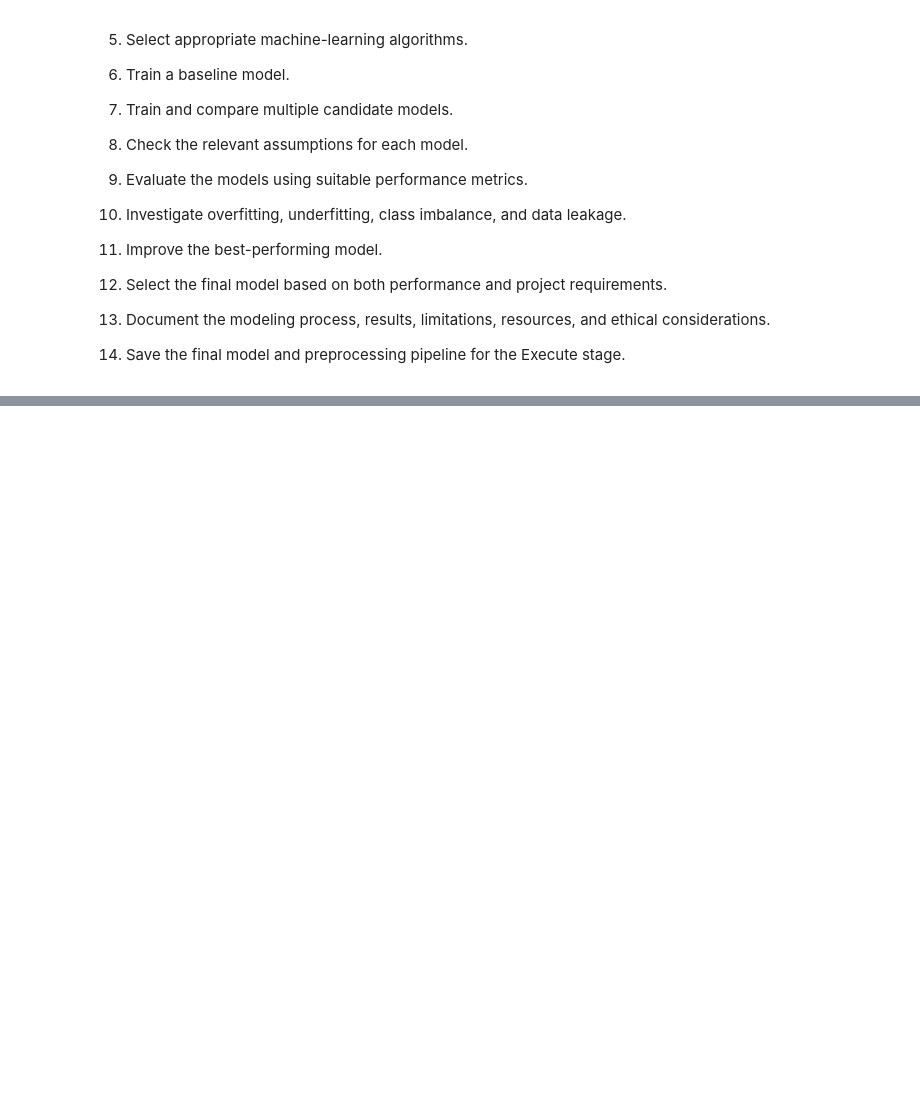
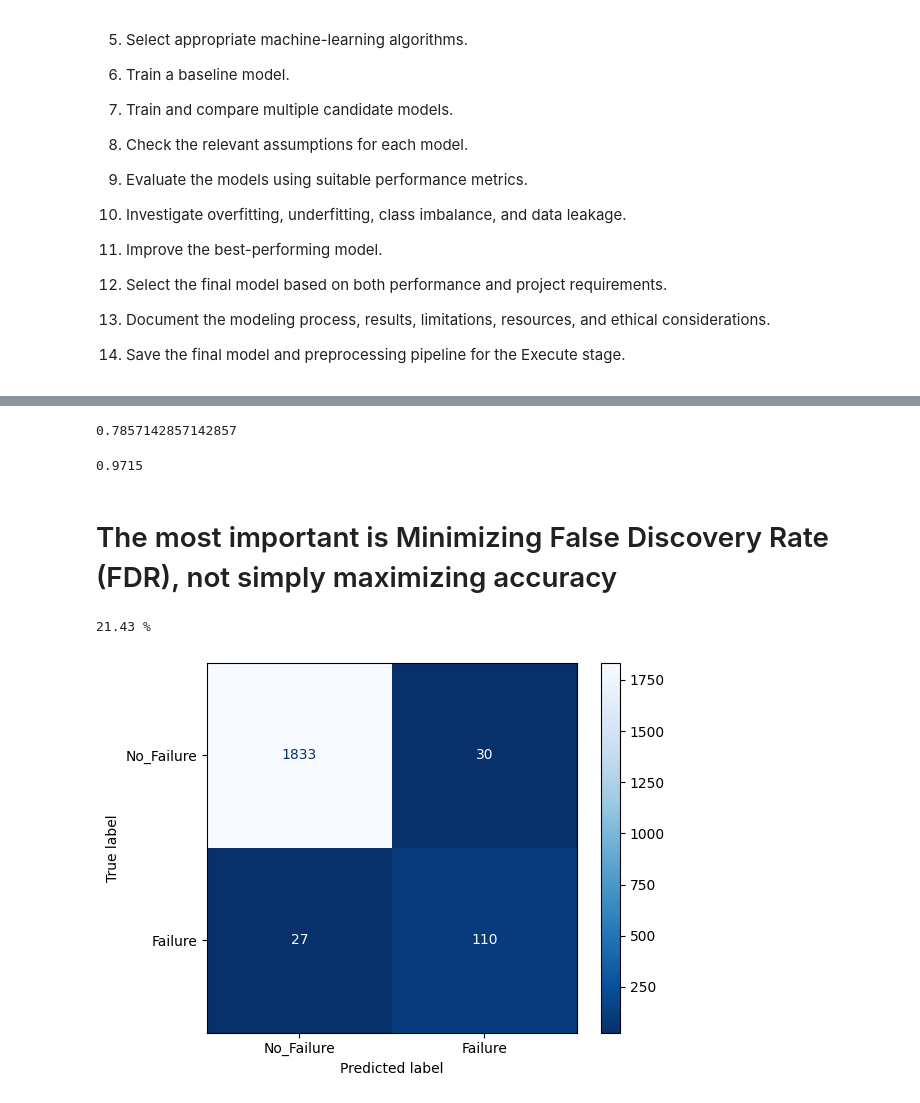
Before and after one commit to abdulrahman0700/Industrial_Predictive_Maintenance_Elevvo_internship, a Jupyter notebook: Notebooks/03_Construct.ipynb, the cells around one changed output, grey strips where cells are left out. Drawn from its saved outputs; the diff is of its cells as text; code cells hidden in the pictures; blank space fills up the shorter version.

```diff
--- a/Notebooks/03_Construct.ipynb
+++ b/Notebooks/03_Construct.ipynb
@@ -112,0 +131,5 @@ Type_of_failure = {"No_Failure":0,
+# %%
+pipes = [Pipeline(steps=[("processor",Processor),("smote",SMOTE()),("model",model)]) for model in models]
+
+
+pipes[2]
@@ -112,0 +150,13 @@ Type_of_failure = {"No_Failure":0,
+# %%
+params=[{"model__multi_class":["multinomial",'ovr','deprecated'],"model__penalty":['l2','l1']},
+        {"model__n_estimators":[100,200,300],"model__criterion":['gini','entropy']},
+        {"model__boosting_type":['gbdt','goss','dart','rf'],"model__learning_rate":[0.01,0.1,0.001],"model__importance_type":['split','gain']},
+        {"model__n_estimators":[100,200,300],"model__learning_rate":[0.01,0.1,0.001],"model__booster":['gbtree','gblinear','dart']}
+        ]
+# %%
+grids = [GridSearchCV(estimator=pipes[i],param_grid=params[i],cv=3) for i in range(len(pipes))]
+
+for i in range(len(grids)):
+    grids[i].fit(X_train,y_train)
+
+    print(f"model {i} has {grids[i].best_score_}")
@@ -112,0 +186,2 @@ Type_of_failure = {"No_Failure":0,
+# %%
+predict = grids[3].predict(X_test)
@@ -112,0 +196,8 @@ Type_of_failure = {"No_Failure":0,
+# %%
+precision_score(y_test,predict)
+# %% [output]
+0.7857142857142857
+# %%
+accuracy_score(y_test,predict)
+# %% [output]
+0.9715
@@ -112,0 +206,18 @@ Type_of_failure = {"No_Failure":0,
+# %% [markdown]
+# The most important is Minimizing False Discovery Rate (FDR), not simply maximizing accuracy
+# %%
+# FDR
+FDR = fp / (fp + tp)
+print(f"{round(FDR *100,2)} %")
+# %% [output]
+21.43 %
+# %%
+ConfusionMatrixDisplay.from_predictions(
+    y_test,
+    predict,
+    display_labels=["No_Failure","Failure"],
+    cmap=plt.cm.Blues_r
+)
+plt.show()
+# %% [output]
+[figure, added]
```
Also changed, not shown: parts of 25 cells of this notebook.
